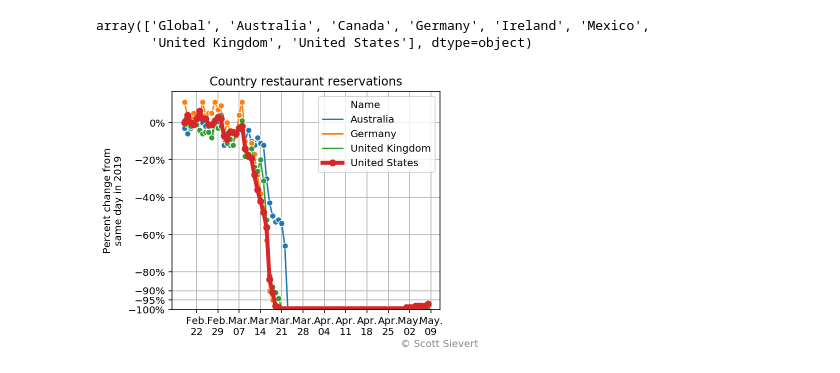
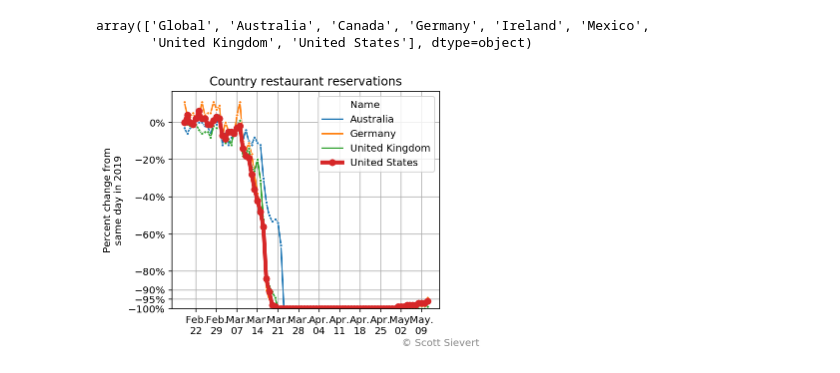
Before and after one commit to stsievert/covid-19, a Jupyter notebook: open-table-countries.ipynb, the cells around one changed output. Drawn from its saved outputs; the diff is of its cells as text; code cells hidden in the pictures.

```diff
--- a/open-table-countries.ipynb
+++ b/open-table-countries.ipynb
@@ -60,33 +60,33 @@ ax = sns.lineplot(
     x="date",
     y="frac",
     hue="Name",
-    marker="o",
+    marker=".",
     ax=ax,
 )
 us = df[df.Name == "United States"].sort_values(by="date")
 ax.plot(us.date, us.frac, "C3o-", linewidth=4, label="United States")
 
 
 ax.grid()
 ax.xaxis.set_major_formatter(mdates.DateFormatter('%b.\n%d'))
 ax.yaxis.set_major_formatter(plt.FuncFormatter(lambda x, _: f"${x:0.0f}$%"))
 
 import numpy as np
 weeks = pd.date_range(start=datetime(2020, 2, 22), end=df.date.max() + timedelta(4), freq="7D")
 weeks_mpl = [mdates.date2num(w) for w in weeks]
 ax.xaxis.set_major_locator(plt.FixedLocator(weeks_mpl))
 ticks = (-np.arange(5) * 20).tolist()
 ticks.extend([-90, -95, -100])
 ax.yaxis.set_major_locator(plt.FixedLocator(ticks))
 
 ax.set_title("Country restaurant reservations")
 ax.set_ylabel("Percent change from\nsame day in 2019")
 ax.set_xlabel("")
 ax.legend(loc="best")
 ax.set_ylim(-100, None)
 xlim = ax.get_xlim()
 ax.text(xlim[1] - 13, -120, "© Scott Sievert", color="#" + "8" * 6)
 fig.savefig("imgs/opentable.svg", bbox_inches="tight")
 fig.savefig("imgs/opentable.png", bbox_inches="tight", dpi=300)
 # %% [output]
-[figure, old version]
+[figure, new version]
```
Also changed, not shown: parts of 2 cells of this notebook, 34 other files.
